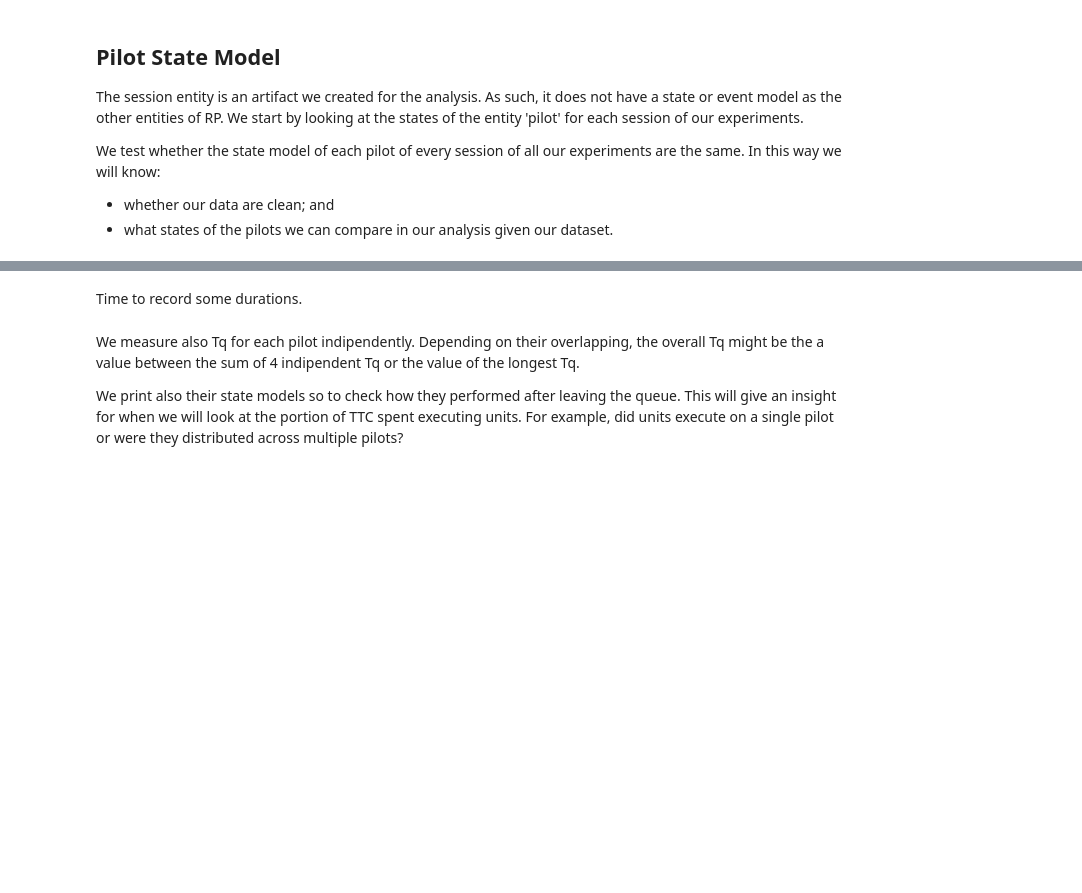
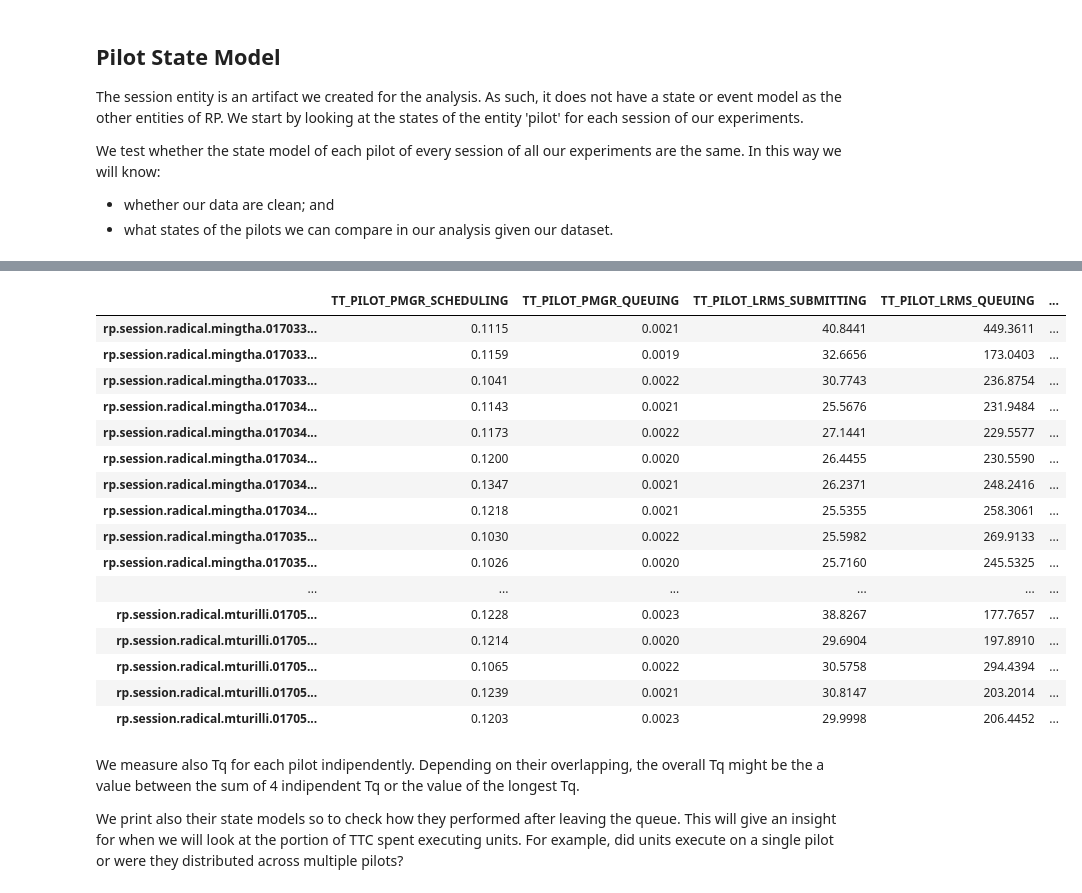
Before and after one commit to radical-cybertools/radical.analytics, a Jupyter notebook: use_cases/rp_on_osg/osg_analysis.ipynb, the cells around one changed output, grey strips where cells are left out. Drawn from its saved outputs; the diff is of its cells as text; code cells hidden in the pictures; blank space fills up the shorter version.

```diff
--- a/use_cases/rp_on_osg/osg_analysis.ipynb
+++ b/use_cases/rp_on_osg/osg_analysis.ipynb
@@ -305,35 +339,32 @@ We want to check whether...
-# %%
-for exp in sessions.keys():
-    print '\n'+exp
-    for sid in sessions[exp].keys():
-        print '\n'+sid
-        pilots[sid] = sessions[exp][sid].filter(etype='pilot', inplace=False)
-        for p in pilots[sid].list('uid'):
-            s = sessions[exp][sid].filter(uid=p, inplace=False)
-            e = s.get(etype='pilot')[0]
-            print "%s: %s" % (p, e.list_states())
-# %% [markdown]
-Time to record some durations.
-# %%
-pilots = {}
-
-t_p_durations = { 'TT_PMGR_SCHEDULING': {}, 'TT_PMGR_QUEUING': {}, 'TT_LRMS_SUBMITTING': {},
-                  'TT_LRMS_QUEUING': {},    'TT_LRMS_RUNNING': {}}
-
-for exp in sessions.keys():
-    for sid in sessions[exp].keys():
-        pilots[sid] = sessions[exp][sid].filter(etype='pilot', inplace=False)
-        t_p_durations['TT_PMGR_SCHEDULING'][sid] = pilots[sid].duration(['NEW','PMGR_LAUNCHING_PENDING'])
-        t_p_durations['TT_PMGR_QUEUING'][sid]    = pilots[sid].duration(['PMGR_LAUNCHING_PENDING','PMGR_LAUNCHING'])
-        t_p_durations['TT_LRMS_SUBMITTING'][sid] = pilots[sid].duration(['PMGR_LAUNCHING','PMGR_ACTIVE_PENDING'])
-        t_p_durations['TT_LRMS_QUEUING'][sid]    = pilots[sid].duration(['PMGR_ACTIVE_PENDING', 'PMGR_ACTIVE'])
-        t_p_durations['TT_LRMS_RUNNING'][sid]    = pilots[sid].duration(['PMGR_ACTIVE', ['DONE','CANCELED','FAILED']])
-
-for exp in sessions.keys():
-    sid = sessions[exp].keys()[0]
-    print '\n%s\n%s' % (exp, sid)
-    for k, v in t_p_durations.iteritems():
-        print '\t%s = %s' % (k, v[sid])
+# %%
+for sid in sessions.index:
+    s = sessions.ix[sid, 'session'].filter(etype='pilot', inplace=False)
+    sessions.ix[sid, 'TT_PILOT_PMGR_SCHEDULING'] = s.duration(['NEW','PMGR_LAUNCHING_PENDING'])
+    sessions.ix[sid, 'TT_PILOT_PMGR_QUEUING']    = s.duration(['PMGR_LAUNCHING_PENDING','PMGR_LAUNCHING'])
+    sessions.ix[sid, 'TT_PILOT_LRMS_SUBMITTING'] = s.duration(['PMGR_LAUNCHING','PMGR_ACTIVE_PENDING'])
+    sessions.ix[sid, 'TT_PILOT_LRMS_QUEUING']    = s.duration(['PMGR_ACTIVE_PENDING', 'PMGR_ACTIVE'])
+    sessions.ix[sid, 'TT_PILOT_LRMS_RUNNING']    = s.duration(['PMGR_ACTIVE', ['DONE','CANCELED','FAILED']])
+
+sessions[['TT_PILOT_PMGR_SCHEDULING', 'TT_PILOT_PMGR_QUEUING', 'TT_PILOT_LRMS_SUBMITTING',
+          'TT_PILOT_LRMS_QUEUING',    'TT_PILOT_LRMS_RUNNING']]
+# %% [output]
+|  | TT_PILOT_PMGR_SCHEDULING | TT_PILOT_PMGR_QUEUING | TT_PILOT_LRMS_SUBMITTING | TT_PILOT_LRMS_QUEUING | ... |
+| rp.session.radical.mingtha.017033... | 0.1115 | 0.0021 | 40.8441 | 449.3611 | ... |
+| rp.session.radical.mingtha.017033... | 0.1159 | 0.0019 | 32.6656 | 173.0403 | ... |
+| rp.session.radical.mingtha.017033... | 0.1041 | 0.0022 | 30.7743 | 236.8754 | ... |
+| rp.session.radical.mingtha.017034... | 0.1143 | 0.0021 | 25.5676 | 231.9484 | ... |
+| rp.session.radical.mingtha.017034... | 0.1173 | 0.0022 | 27.1441 | 229.5577 | ... |
+| rp.session.radical.mingtha.017034... | 0.1200 | 0.0020 | 26.4455 | 230.5590 | ... |
+| rp.session.radical.mingtha.017034... | 0.1347 | 0.0021 | 26.2371 | 248.2416 | ... |
+| rp.session.radical.mingtha.017034... | 0.1218 | 0.0021 | 25.5355 | 258.3061 | ... |
+| rp.session.radical.mingtha.017035... | 0.1030 | 0.0022 | 25.5982 | 269.9133 | ... |
+| rp.session.radical.mingtha.017035... | 0.1026 | 0.0020 | 25.7160 | 245.5325 | ... |
+| ... | ... | ... | ... | ... | ... |
+| rp.session.radical.mturilli.01705... | 0.1228 | 0.0023 | 38.8267 | 177.7657 | ... |
+| rp.session.radical.mturilli.01705... | 0.1214 | 0.0020 | 29.6904 | 197.8910 | ... |
+| rp.session.radical.mturilli.01705... | 0.1065 | 0.0022 | 30.5758 | 294.4394 | ... |
+| rp.session.radical.mturilli.01705... | 0.1239 | 0.0021 | 30.8147 | 203.2014 | ... |
+| rp.session.radical.mturilli.01705... | 0.1203 | 0.0023 | 29.9998 | 206.4452 | ... |
 # %% [markdown]
 We measure also Tq for each pilot indipendently. Depending on their overlapping, the overall Tq might be the a value between the sum of 4 indipendent Tq or the value of the longest Tq.
 
```
Also changed, not shown: parts of 14 cells of this notebook.
